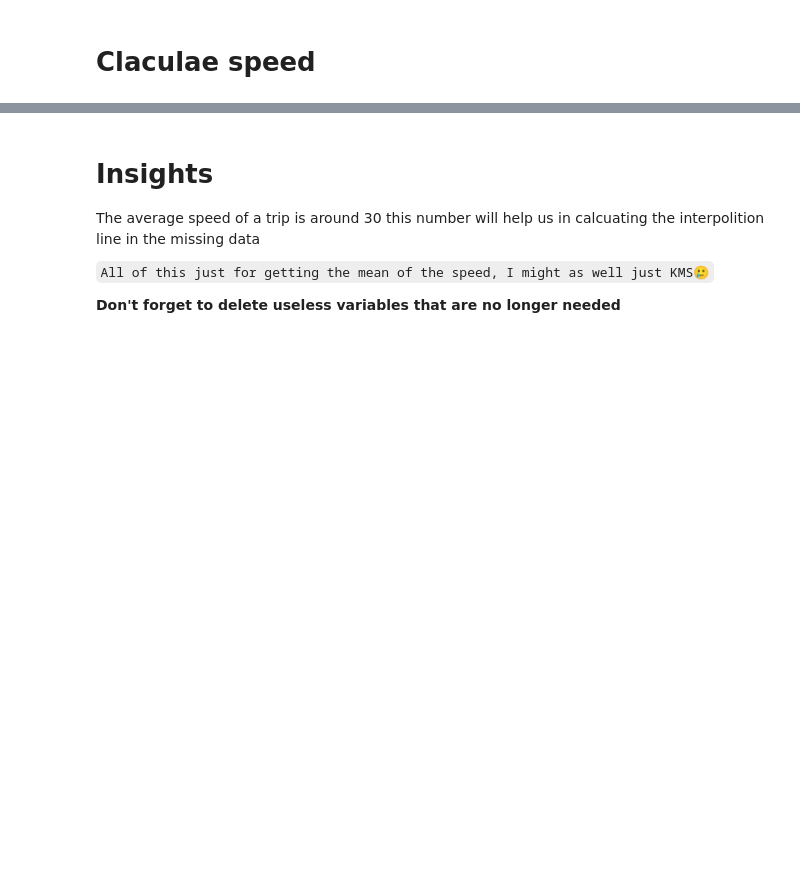
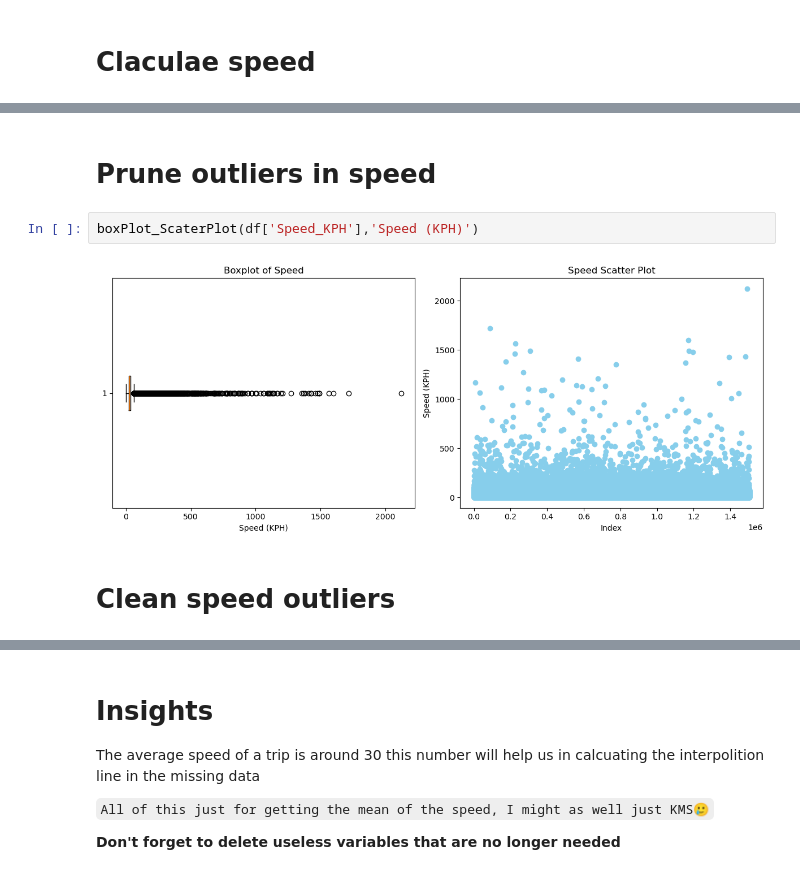
Before and after one commit to mahmoudnaif/Data-Sceince-Project, a Jupyter notebook: Testing.ipynb, the cells around one changed output, grey strips where cells are left out. Drawn from its saved outputs; the diff is of its cells as text; blank space fills up the shorter version.

```diff
--- a/Testing.ipynb
+++ b/Testing.ipynb
@@ -570,0 +564,8 @@ Name: Speed_KPH, dtype: float64
+# %% [markdown]
+# Prune outliers in speed
+# %%
+boxPlot_ScaterPlot(df['Speed_KPH'],'Speed (KPH)')
+# %% [output]
+[figure, added]
+# %% [markdown]
+# Clean speed outliers
```
Also changed, not shown: parts of 25 cells of this notebook.
